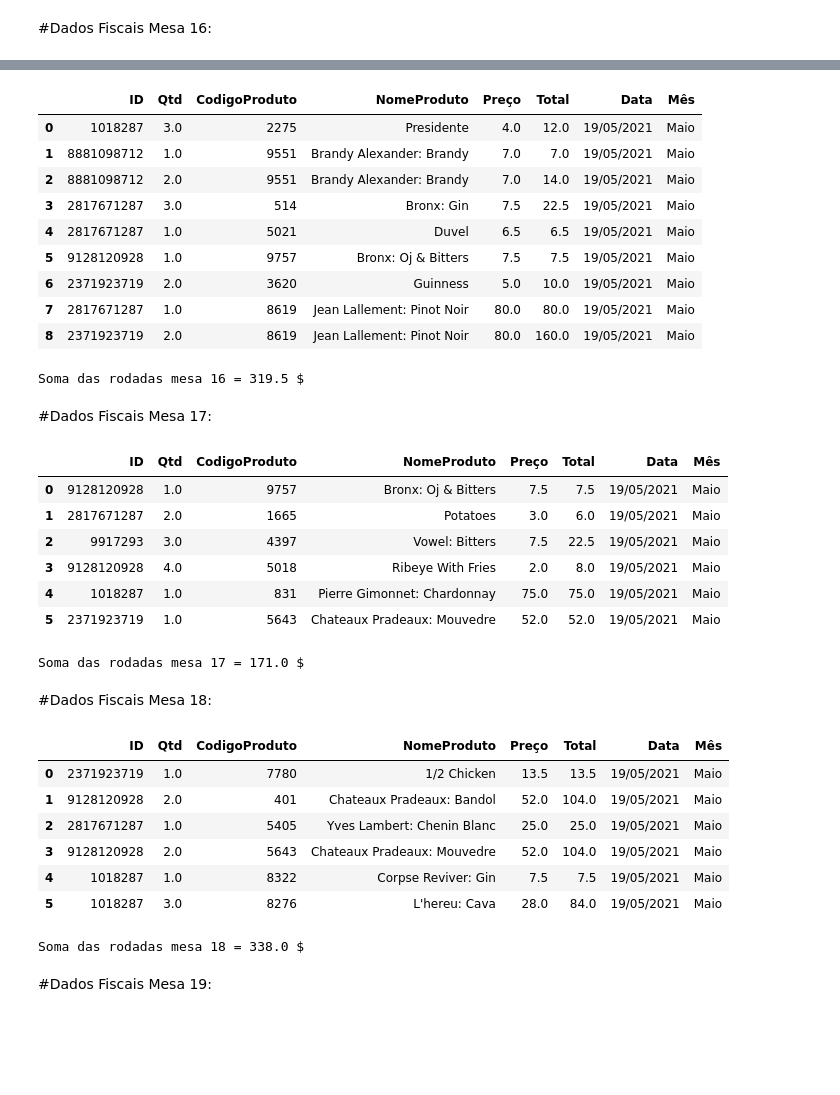
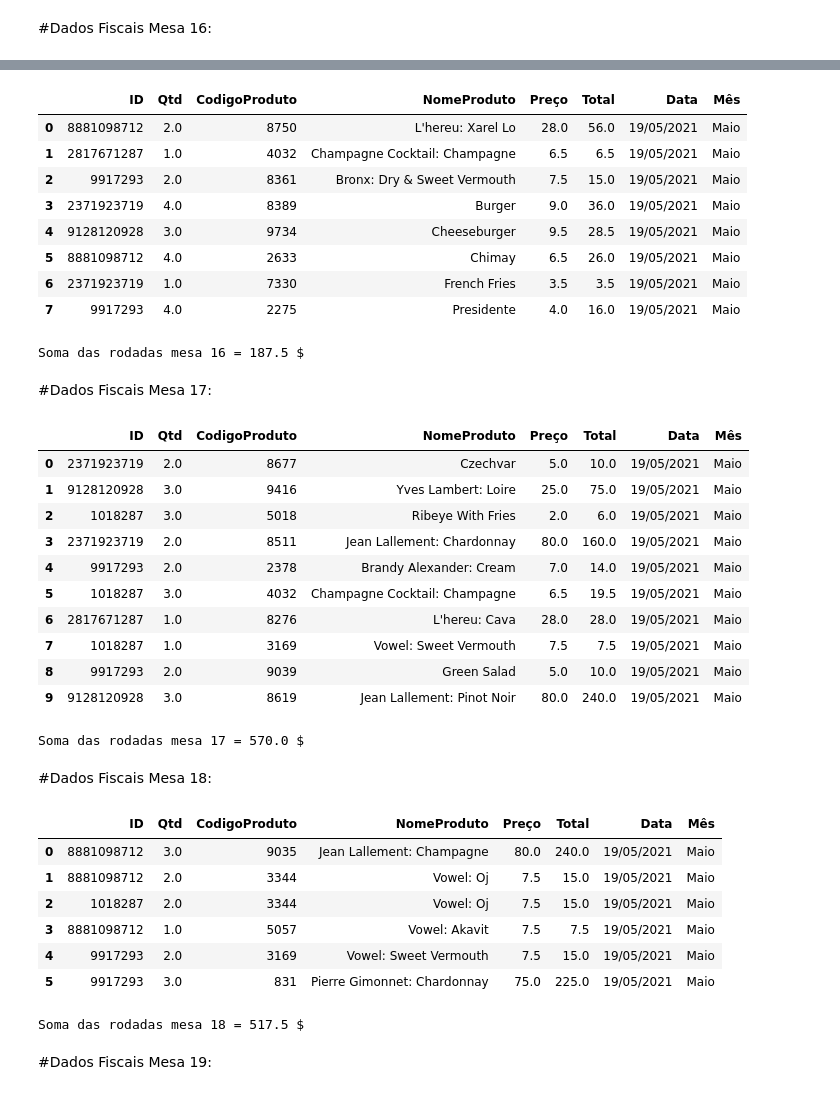
Before and after one commit to RFFSoftwareEngineering/DesafioDataAnalytics, a Jupyter notebook: DesafioFalqon.ipynb, the cells around one changed output, grey strips where cells are left out. Cells and saved outputs as stored; diff of their text form; code cells hidden in the pictures; blank space fills up the shorter version.

```diff
--- a/DesafioFalqon.ipynb
+++ b/DesafioFalqon.ipynb
@@ -716,5 +738,5 @@ display(PedidosM16)
 # %%
-PedidosM16Arrumado = PedidosM16["2817671287\t1\t7330"].str.split("\t", 2, expand = True)
+PedidosM16Arrumado = PedidosM16["9917293\t1\t6882"].str.split("\t", 2, expand = True)
 
 PedidosM16Arrumado.columns = ['ID', 'Qtd', 'CodigoProduto']
 
@@ -731,16 +753,15 @@ SomadasRodadasM16 = dadosNFMesa16.Total.sum()
 print("Soma das rodadas mesa 16 =", SomadasRodadasM16,"$")
 # %% [output]
 |  | ID | Qtd | CodigoProduto | NomeProduto | Preço | Total | Data | Mês |
-| 0 | 1018287 | 3.0 | 2275 | Presidente | 4.0 | 12.0 | 19/05/2021 | Maio |
-| 1 | 8881098712 | 1.0 | 9551 | Brandy Alexander: Brandy | 7.0 | 7.0 | 19/05/2021 | Maio |
-| 2 | 8881098712 | 2.0 | 9551 | Brandy Alexander: Brandy | 7.0 | 14.0 | 19/05/2021 | Maio |
-| 3 | 2817671287 | 3.0 | 514 | Bronx: Gin | 7.5 | 22.5 | 19/05/2021 | Maio |
-| 4 | 2817671287 | 1.0 | 5021 | Duvel | 6.5 | 6.5 | 19/05/2021 | Maio |
-| 5 | 9128120928 | 1.0 | 9757 | Bronx: Oj & Bitters | 7.5 | 7.5 | 19/05/2021 | Maio |
-| 6 | 2371923719 | 2.0 | 3620 | Guinness | 5.0 | 10.0 | 19/05/2021 | Maio |
-| 7 | 2817671287 | 1.0 | 8619 | Jean Lallement: Pinot Noir | 80.0 | 80.0 | 19/05/2021 | Maio |
-| 8 | 2371923719 | 2.0 | 8619 | Jean Lallement: Pinot Noir | 80.0 | 160.0 | 19/05/2021 | Maio |
+| 0 | 8881098712 | 2.0 | 8750 | L'hereu: Xarel Lo | 28.0 | 56.0 | 19/05/2021 | Maio |
+| 1 | 2817671287 | 1.0 | 4032 | Champagne Cocktail: Champagne | 6.5 | 6.5 | 19/05/2021 | Maio |
+| 2 | 9917293 | 2.0 | 8361 | Bronx: Dry & Sweet Vermouth | 7.5 | 15.0 | 19/05/2021 | Maio |
+| 3 | 2371923719 | 4.0 | 8389 | Burger | 9.0 | 36.0 | 19/05/2021 | Maio |
+| 4 | 9128120928 | 3.0 | 9734 | Cheeseburger | 9.5 | 28.5 | 19/05/2021 | Maio |
+| 5 | 8881098712 | 4.0 | 2633 | Chimay | 6.5 | 26.0 | 19/05/2021 | Maio |
+| 6 | 2371923719 | 1.0 | 7330 | French Fries | 3.5 | 3.5 | 19/05/2021 | Maio |
+| 7 | 9917293 | 4.0 | 2275 | Presidente | 4.0 | 16.0 | 19/05/2021 | Maio |
-Soma das rodadas mesa 16 = 319.5 $
+Soma das rodadas mesa 16 = 187.5 $
 # %% [markdown]
 #Dados Fiscais Mesa 17:
 # %%
@@ -750,30 +771,34 @@ PedidosM17 = pd.read_csv(urlMesa17)
 display(PedidosM17)
 # %%
 
-PedidosM17Arrumado = PedidosM17["2817671287\t4\t9416"].str.split("\t", 2, expand = True)
+PedidosM17Arrumado = PedidosM17["2371923719\t3\t2275"].str.split("\t", 2, expand = True)
 
 PedidosM17Arrumado.columns = ['ID', 'Qtd', 'CodigoProduto']
 
 NFMesa17 = pd.merge(PedidosM17Arrumado, CardapioArrumado[["CodigoProduto", "NomeProduto", "Preço"]], on = "CodigoProduto")
 
 NFMesa17["Qtd"] = NFMesa17["Qtd"].astype(float)
 NFMesa17["Preço"] = NFMesa17["Preço"].astype(float)
 dadosNFMesa17 = NFMesa17.assign(Total = NFMesa17.Qtd * NFMesa17.Preço)
 dadosNFMesa17["Data"] = "19/05/2021"
 dadosNFMesa17["Mês"] = "Maio"
 display(dadosNFMesa17)
 
 SomadasRodadasM17 = dadosNFMesa17.Total.sum()
 print("Soma das rodadas mesa 17 =", SomadasRodadasM17,"$")
 # %% [output]
 |  | ID | Qtd | CodigoProduto | NomeProduto | Preço | Total | Data | Mês |
-| 0 | 9128120928 | 1.0 | 9757 | Bronx: Oj & Bitters | 7.5 | 7.5 | 19/05/2021 | Maio |
-| 1 | 2817671287 | 2.0 | 1665 | Potatoes | 3.0 | 6.0 | 19/05/2021 | Maio |
-| 2 | 9917293 | 3.0 | 4397 | Vowel: Bitters | 7.5 | 22.5 | 19/05/2021 | Maio |
-| 3 | 9128120928 | 4.0 | 5018 | Ribeye With Fries | 2.0 | 8.0 | 19/05/2021 | Maio |
-| 4 | 1018287 | 1.0 | 831 | Pierre Gimonnet: Chardonnay | 75.0 | 75.0 | 19/05/2021 | Maio |
-| 5 | 2371923719 | 1.0 | 5643 | Chateaux Pradeaux: Mouvedre | 52.0 | 52.0 | 19/05/2021 | Maio |
+| 0 | 2371923719 | 2.0 | 8677 | Czechvar | 5.0 | 10.0 | 19/05/2021 | Maio |
+| 1 | 9128120928 | 3.0 | 9416 | Yves Lambert: Loire | 25.0 | 75.0 | 19/05/2021 | Maio |
+| 2 | 1018287 | 3.0 | 5018 | Ribeye With Fries | 2.0 | 6.0 | 19/05/2021 | Maio |
+| 3 | 2371923719 | 2.0 | 8511 | Jean Lallement: Chardonnay | 80.0 | 160.0 | 19/05/2021 | Maio |
+| 4 | 9917293 | 2.0 | 2378 | Brandy Alexander: Cream | 7.0 | 14.0 | 19/05/2021 | Maio |
+| 5 | 1018287 | 3.0 | 4032 | Champagne Cocktail: Champagne | 6.5 | 19.5 | 19/05/2021 | Maio |
+| 6 | 2817671287 | 1.0 | 8276 | L'hereu: Cava | 28.0 | 28.0 | 19/05/2021 | Maio |
+| 7 | 1018287 | 1.0 | 3169 | Vowel: Sweet Vermouth | 7.5 | 7.5 | 19/05/2021 | Maio |
+| 8 | 9917293 | 2.0 | 9039 | Green Salad | 5.0 | 10.0 | 19/05/2021 | Maio |
+| 9 | 9128120928 | 3.0 | 8619 | Jean Lallement: Pinot Noir | 80.0 | 240.0 | 19/05/2021 | Maio |
-Soma das rodadas mesa 17 = 171.0 $
+Soma das rodadas mesa 17 = 570.0 $
 # %% [markdown]
 #Dados Fiscais Mesa 18:
 # %%
@@ -782,7 +807,7 @@ urlMesa18 = "/content/mesa_18.csv"
 PedidosM18 = pd.read_csv(urlMesa18)
 display(PedidosM18)
 # %%
-PedidosM18Arrumado = PedidosM18["1018287\t1\t9734"].str.split("\t", 2, expand = True)
+PedidosM18Arrumado = PedidosM18["1018287\t4\t9416"].str.split("\t", 2, expand = True)
 
 PedidosM18Arrumado.columns = ['ID', 'Qtd', 'CodigoProduto']
 
@@ -799,13 +824,13 @@ SomadasRodadasM18 = dadosNFMesa18.Total.sum()
 print("Soma das rodadas mesa 18 =", SomadasRodadasM18,"$")
 # %% [output]
 |  | ID | Qtd | CodigoProduto | NomeProduto | Preço | Total | Data | Mês |
-| 0 | 2371923719 | 1.0 | 7780 | 1/2 Chicken | 13.5 | 13.5 | 19/05/2021 | Maio |
-| 1 | 9128120928 | 2.0 | 401 | Chateaux Pradeaux: Bandol | 52.0 | 104.0 | 19/05/2021 | Maio |
-| 2 | 2817671287 | 1.0 | 5405 | Yves Lambert: Chenin Blanc | 25.0 | 25.0 | 19/05/2021 | Maio |
-| 3 | 9128120928 | 2.0 | 5643 | Chateaux Pradeaux: Mouvedre | 52.0 | 104.0 | 19/05/2021 | Maio |
-| 4 | 1018287 | 1.0 | 8322 | Corpse Reviver: Gin | 7.5 | 7.5 | 19/05/2021 | Maio |
-| 5 | 1018287 | 3.0 | 8276 | L'hereu: Cava | 28.0 | 84.0 | 19/05/2021 | Maio |
+| 0 | 8881098712 | 3.0 | 9035 | Jean Lallement: Champagne | 80.0 | 240.0 | 19/05/2021 | Maio |
+| 1 | 8881098712 | 2.0 | 3344 | Vowel: Oj | 7.5 | 15.0 | 19/05/2021 | Maio |
+| 2 | 1018287 | 2.0 | 3344 | Vowel: Oj | 7.5 | 15.0 | 19/05/2021 | Maio |
+| 3 | 8881098712 | 1.0 | 5057 | Vowel: Akavit | 7.5 | 7.5 | 19/05/2021 | Maio |
+| 4 | 9917293 | 2.0 | 3169 | Vowel: Sweet Vermouth | 7.5 | 15.0 | 19/05/2021 | Maio |
+| 5 | 9917293 | 3.0 | 831 | Pierre Gimonnet: Chardonnay | 75.0 | 225.0 | 19/05/2021 | Maio |
-Soma das rodadas mesa 18 = 338.0 $
+Soma das rodadas mesa 18 = 517.5 $
 # %% [markdown]
 #Dados Fiscais Mesa 19:
 # %%
```
Also changed, not shown: parts of 49 cells of this notebook.
